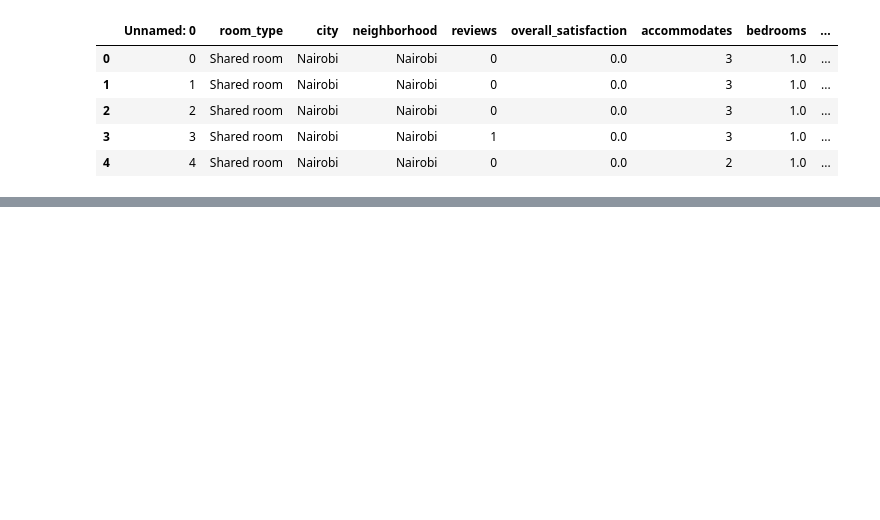
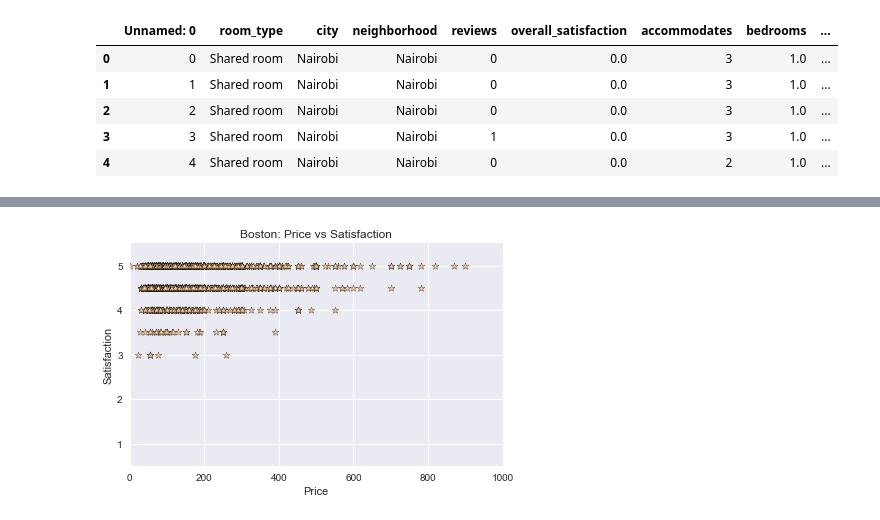
Before and after one commit to RoseMurugi/Airbnb-Analytics, a Jupyter notebook: Final Project/data_analysis.ipynb, the cells around one changed output, grey strips where cells are left out. Saved outputs shown, nothing was run; the diff lists cells and outputs as text; code cells hidden in the pictures; blank space fills up the shorter version.

```diff
--- a/Final Project/data_analysis.ipynb
+++ b/Final Project/data_analysis.ipynb
@@ -53,0 +70,16 @@ sf_clean.head()
+# %%
+# Boston Price vs Overall Satisfaction
+boston_price=boston_clean["price"]
+boston_sat=boston_clean["overall_satisfaction"]
+plt.scatter(boston_price,boston_sat,marker="*",edgecolor="black", color='#ffcc99')
+
+plt.title("Boston: Price vs Satisfaction")
+plt.xlabel("Price")
+plt.xlim(0,1000)
+plt.ylabel("Satisfaction")
+plt.ylim(.5,5.5)
+plt.tight_layout()
+
+plt.savefig("../Working/Boston_figures/Boston_priceVsatisfaction.png")
+# %% [output]
+[figure, added]
```
Also changed, not shown: parts of 27 cells of this notebook, 22 other files.
